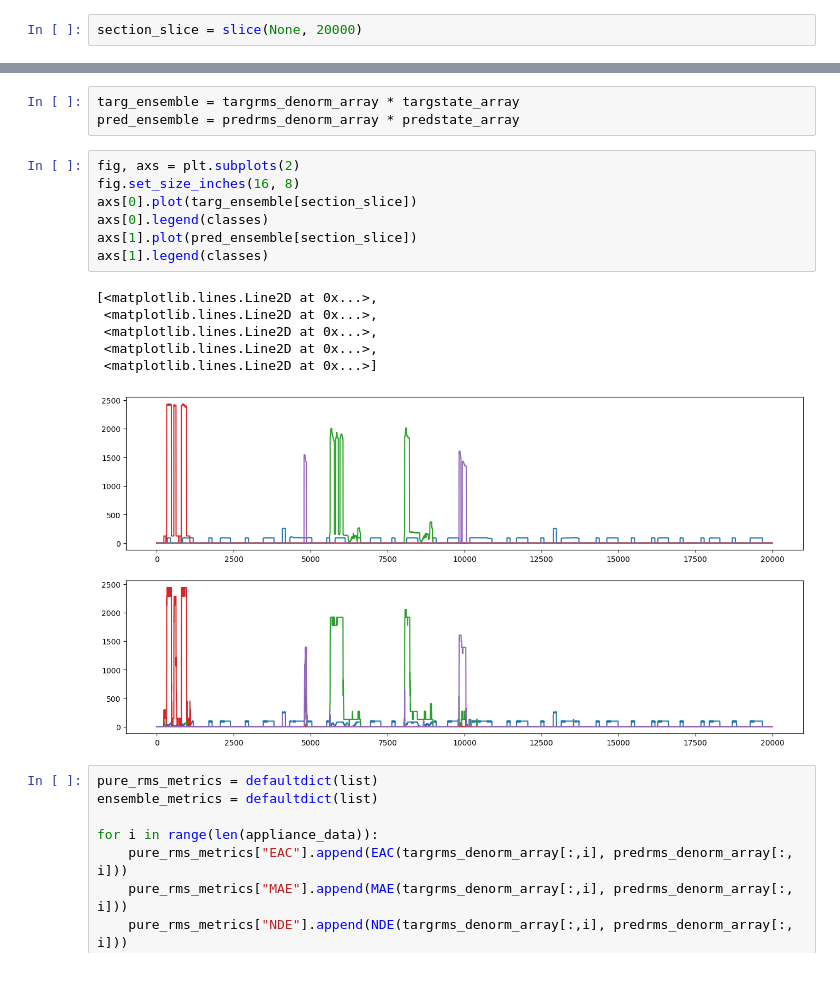
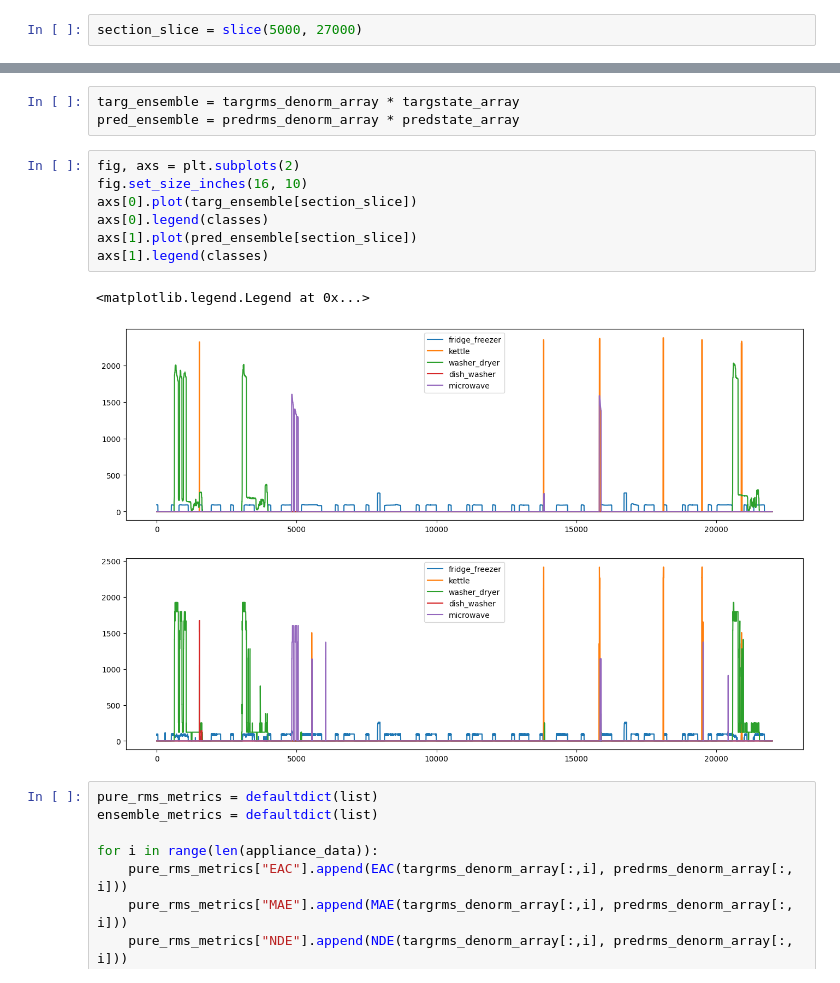
Before and after one commit to MarielTinaco/ai8x-training, a Jupyter notebook: notebooks/NILM_Seq2Point_Evaluation.ipynb, the cells around one changed output, grey strips where cells are left out. Cells and saved outputs as stored; diff of their text form.

```diff
--- a/notebooks/NILM_Seq2Point_Evaluation.ipynb
+++ b/notebooks/NILM_Seq2Point_Evaluation.ipynb
@@ -194,7 +199,7 @@ predrms_array = predrms_array.clip(min=0, max=255)
 
 targrms_array = (targrms_array + 1) / 2 * 255
 # %%
-section_slice = slice(None, 20000)
+section_slice = slice(5000, 27000)
 # %% [markdown]
 ### Input
 # %%
@@ -306,18 +303,14 @@ targ_ensemble = targrms_denorm_array * targstate_array
 pred_ensemble = predrms_denorm_array * predstate_array
 # %%
 fig, axs = plt.subplots(2)
-fig.set_size_inches(16, 8)
+fig.set_size_inches(16, 10)
 axs[0].plot(targ_ensemble[section_slice])
 axs[0].legend(classes)
 axs[1].plot(pred_ensemble[section_slice])
 axs[1].legend(classes)
 # %% [output]
-[<matplotlib.lines.Line2D at 0x...>,
- <matplotlib.lines.Line2D at 0x...>,
- <matplotlib.lines.Line2D at 0x...>,
- <matplotlib.lines.Line2D at 0x...>,
- <matplotlib.lines.Line2D at 0x...>]
+<matplotlib.legend.Legend at 0x...>
-[figure, old version]
+[figure, new version]
 # %%
 pure_rms_metrics = defaultdict(list)
 ensemble_metrics = defaultdict(list)
```
Also changed, not shown: parts of 9 cells of this notebook.
